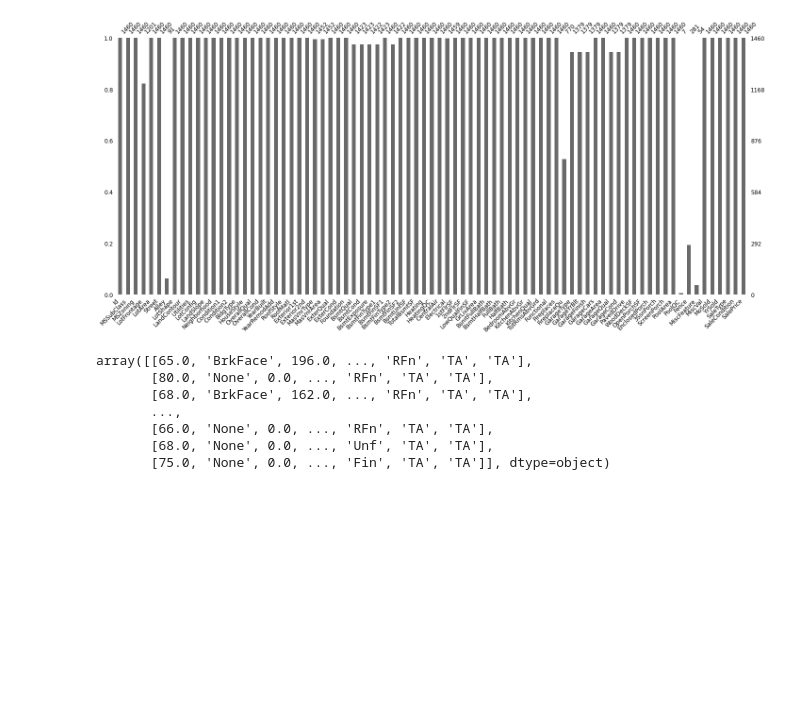
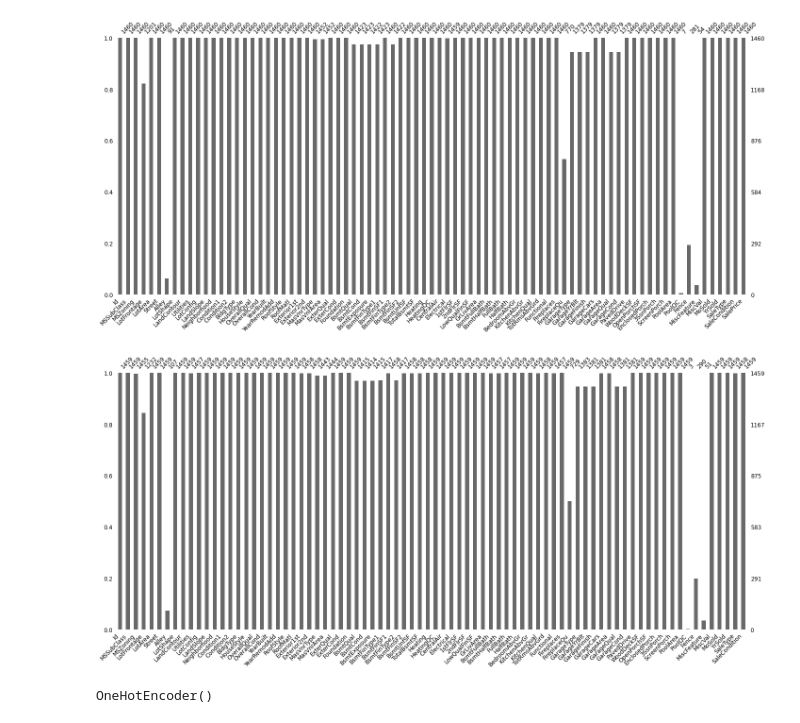
Before and after one commit to Gedas-LT/kaggle-ames-house-prices-boost, a Jupyter notebook: notebook.ipynb, the cells around one changed output. Cells and saved outputs as stored; diff of their text form; code cells hidden in the pictures; blank space fills up the shorter version.

```diff
--- a/notebook.ipynb
+++ b/notebook.ipynb
@@ -41,6 +45,10 @@ train_data.head()
 msno.bar(train_data, labels=True, fontsize=12);
 # %% [output]
 [figure]
+# %%
+msno.bar(test_data, labels=True, fontsize=12);
+# %% [output]
+[figure, added]
 # %%
 features_to_drop = ["Id", "Alley", "PoolArea", "PoolQC", "Fence", "MiscFeature"]
 
@@ -54,11 +65,7 @@ column_transformer = ColumnTransformer(
 )
-# %%
-column_transformer.fit_transform(train_data)
-# %% [output]
-array([[65.0, 'BrkFace', 196.0, ..., 'RFn', 'TA', 'TA'],
-       [80.0, 'None', 0.0, ..., 'RFn', 'TA', 'TA'],
-       [68.0, 'BrkFace', 162.0, ..., 'RFn', 'TA', 'TA'],
-       ...,
-       [66.0, 'None', 0.0, ..., 'RFn', 'TA', 'TA'],
-       [68.0, 'None', 0.0, ..., 'Unf', 'TA', 'TA'],
-       [75.0, 'None', 0.0, ..., 'Fin', 'TA', 'TA']], dtype=object)
+# %%
+ohencoder = OneHotEncoder()
+
+ohencoder.fit(cleaned_train_data[["Exterior2nd", "MasVnrType"]])
+# %% [output]
+OneHotEncoder()
```
Also changed, not shown: parts of 9 cells of this notebook.
